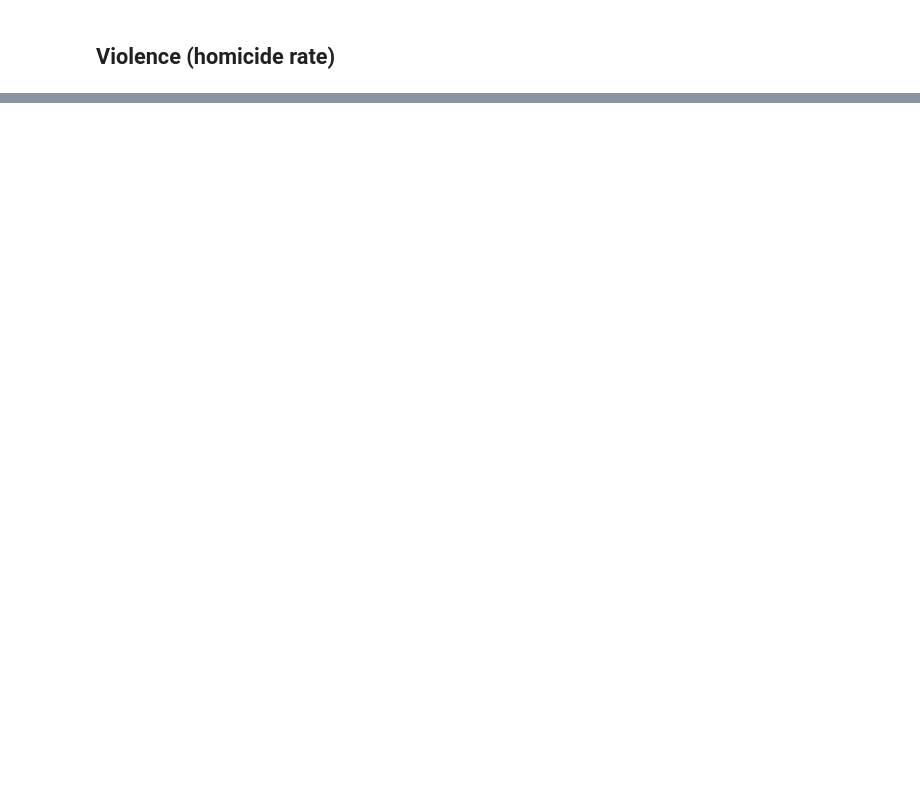
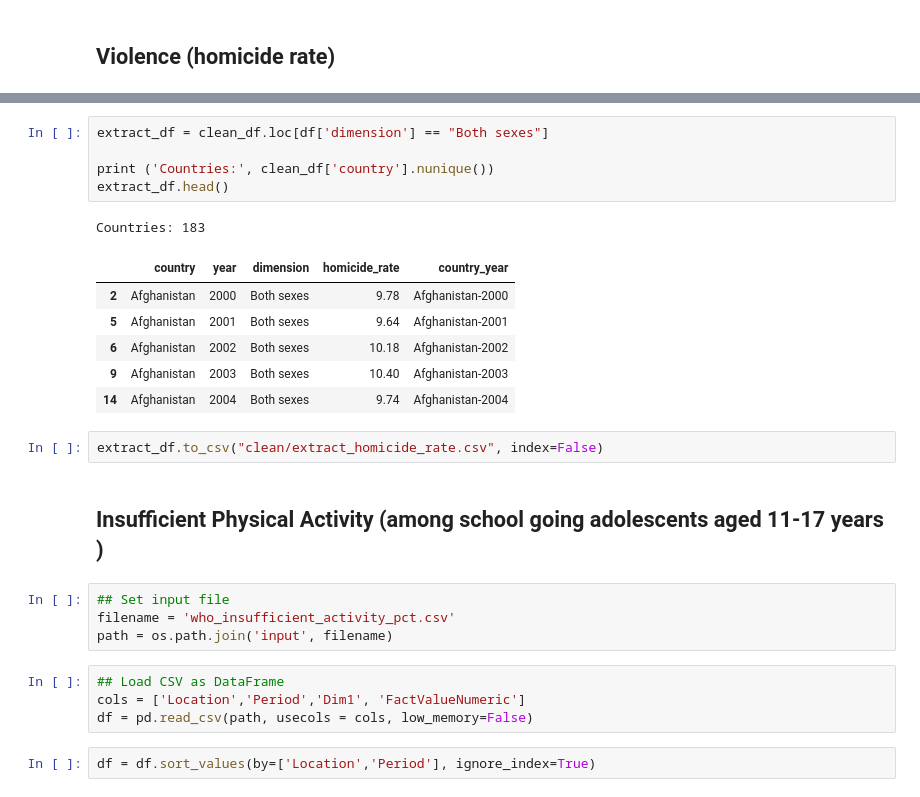
Before and after one commit to anajuarezar/Suicide-Analysis, a Jupyter notebook: data/WHO_Exploration.ipynb, the cells around one changed output, grey strips where cells are left out. Saved outputs shown, nothing was run; the diff lists cells and outputs as text; blank space fills up the shorter version.

Commit message:
WHO Extract

```diff
--- a/data/WHO_Exploration.ipynb
+++ b/data/WHO_Exploration.ipynb
@@ -102,0 +167,27 @@ df = df.sort_values(by=['Location','Period'], ignore_index=True)
+# %%
+extract_df = clean_df.loc[df['dimension'] == "Both sexes"]
+
+print ('Countries:', clean_df['country'].nunique())
+extract_df.head()
+# %% [output]
+Countries: 183
+|  | country | year | dimension | homicide_rate | country_year |
+| 2 | Afghanistan | 2000 | Both sexes | 9.78 | Afghanistan-2000 |
+| 5 | Afghanistan | 2001 | Both sexes | 9.64 | Afghanistan-2001 |
+| 6 | Afghanistan | 2002 | Both sexes | 10.18 | Afghanistan-2002 |
+| 9 | Afghanistan | 2003 | Both sexes | 10.40 | Afghanistan-2003 |
+| 14 | Afghanistan | 2004 | Both sexes | 9.74 | Afghanistan-2004 |
+# %%
+extract_df.to_csv("clean/extract_homicide_rate.csv", index=False)
+# %% [markdown]
+## Insufficient Physical Activity (among school going adolescents aged 11-17 years )
+# %%
+## Set input file
+filename = 'who_insufficient_activity_pct.csv'
+path = os.path.join('input', filename)
+# %%
+## Load CSV as DataFrame
+cols = ['Location','Period','Dim1', 'FactValueNumeric']
+df = pd.read_csv(path, usecols = cols, low_memory=False)
+# %%
+df = df.sort_values(by=['Location','Period'], ignore_index=True)
```
Also changed, not shown: parts of 24 cells of this notebook, 6 other files.
